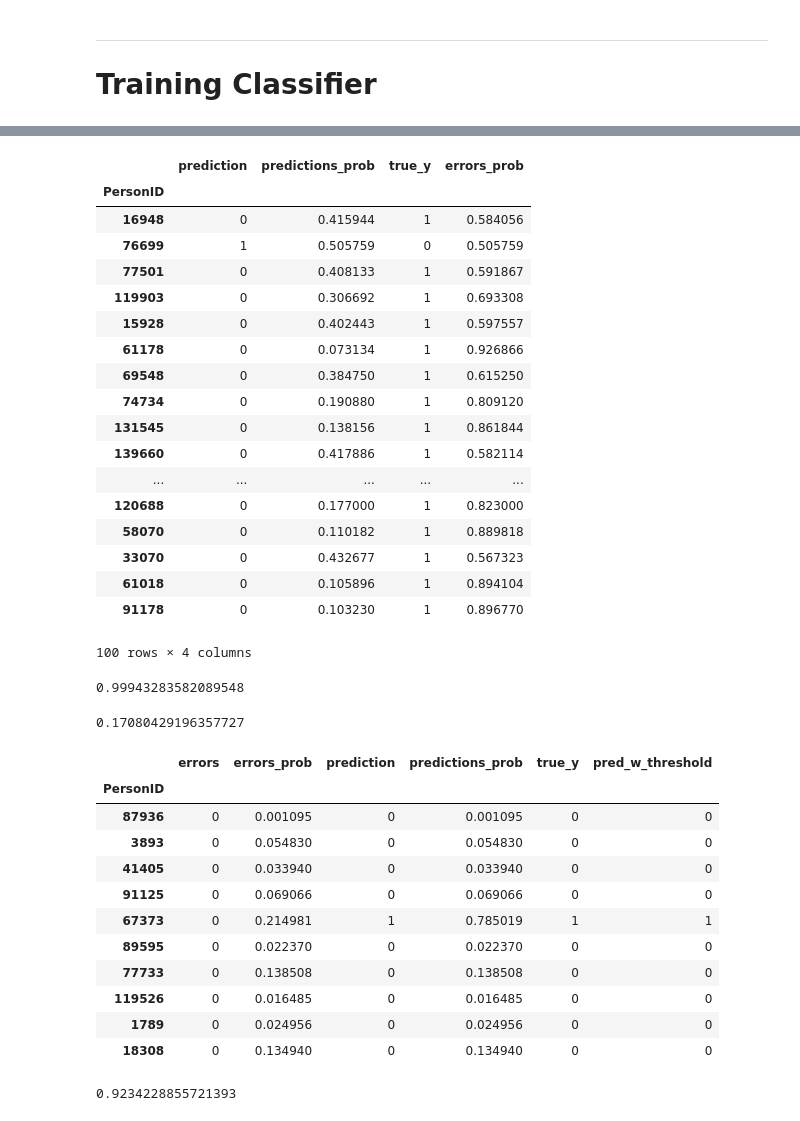
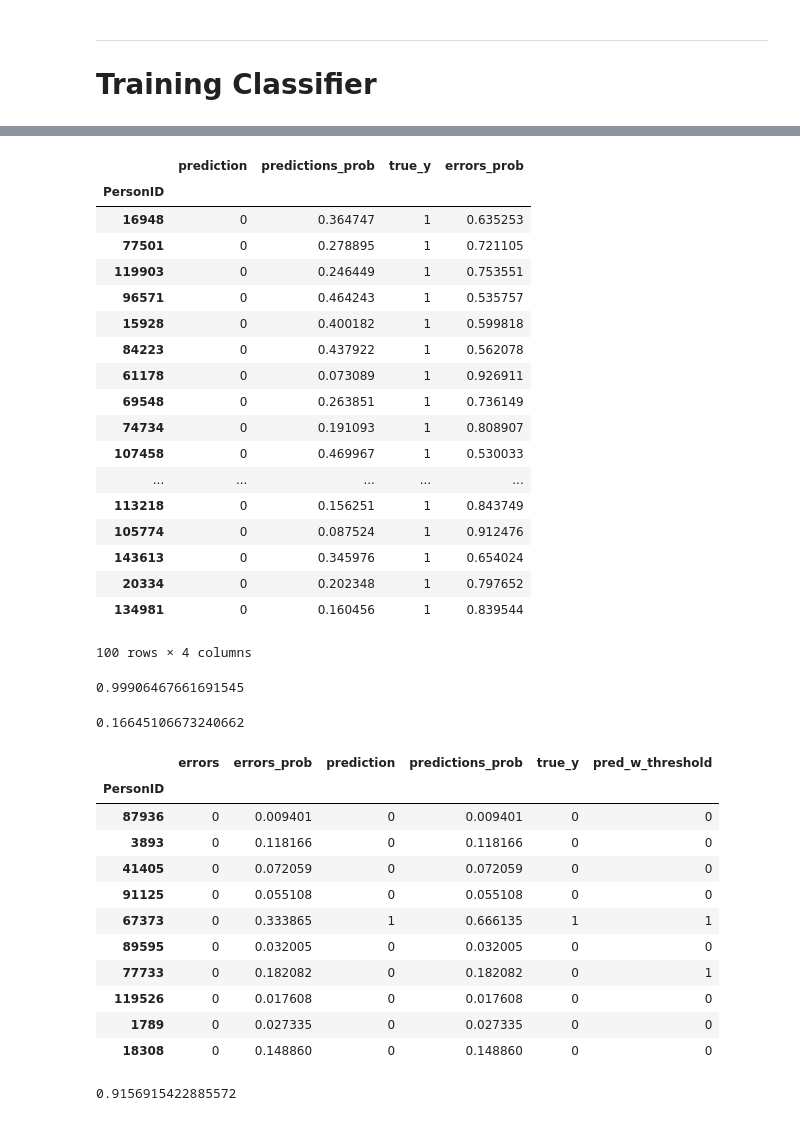
Before and after one commit to hakoenig/Machine_Learning_for_Public_Policy, a Jupyter notebook: Assignment2_ML_Pipeline/Serious_Delinquency.ipynb, the cells around one changed output, grey strips where cells are left out. Drawn from its saved outputs; the diff is of its cells as text; code cells hidden in the pictures.

```diff
--- a/Assignment2_ML_Pipeline/Serious_Delinquency.ipynb
+++ b/Assignment2_ML_Pipeline/Serious_Delinquency.ipynb
@@ -264,6 +272,8 @@ When we always predict that an individual is delinquent, we achieve an accuracy
 # %%
 # Training Random Forest with grid search
 rf_pickle_file_name = 'grid_search_rf.pkl'
+
+# Set this to True if you want to retrain model
 want_to_retrain = False
 
 if os.path.isfile(rf_pickle_file_name) and (not want_to_retrain):
@@ -272,12 +282,15 @@ if os.path.isfile(rf_pickle_file_name) and (not want_to_retrain):
 else:
     clf = RandomForestClassifier(n_estimators=40, n_jobs=-1)
 
-    # use a full grid over all parameters
+    # use the following grid
     param_grid = {"max_features": np.arange(0.1, 1, 0.1),
                   "min_samples_leaf": [1, 3, 10]}
 
     # run grid search; default k cross validation is 3
-    grid_search = GridSearchCV(clf, param_grid=param_grid)
+    # by using 'precision', we are using precision at
+    # threshold of 0.5; we might also want to use average_precision_score.
+    # that would tell us the avg precision of all the different threshold choices
+    grid_search = GridSearchCV(clf, param_grid=param_grid, scoring='precision')
 
     start = time()
     grid_search.fit(X_train, y_train)
@@ -305,39 +395,39 @@ We identified the best-performing random forest configuration through grid searc
 # %%
 # Let's take a look at our differences.
-predictions = grid_search.predict(X_train)
+predicted_vals = grid_search.predict(X_train)
 
 #What was the average vote for class 1?
 predictions_prob = grid_search.predict_proba(X_train)[:,1]
 
-errors = np.absolute(predictions - np.asarray(y_train))
+errors = np.absolute(predicted_vals - np.asarray(y_train))
 errors_prob = np.absolute(predictions_prob - np.asarray(y_train))
 
-prediction_comp = pd.DataFrame({'prediction': predictions,
+prediction_comp = pd.DataFrame({'prediction': predicted_vals,
                                 'predictions_prob': predictions_prob,
                                 'true_y': y_train,
                                 'errors': errors,
                                 'errors_prob': errors_prob})
 prediction_comp[prediction_comp.errors == 1][["prediction", "predictions_prob",
                                               "true_y", "errors_prob"]].head(100)
 # %% [output]
 |  | prediction | predictions_prob | true_y | errors_prob |
 | PersonID |  |  |  |  |
-| 16948 | 0 | 0.415944 | 1 | 0.584056 |
-| 76699 | 1 | 0.505759 | 0 | 0.505759 |
-| 77501 | 0 | 0.408133 | 1 | 0.591867 |
-| 119903 | 0 | 0.306692 | 1 | 0.693308 |
-| 15928 | 0 | 0.402443 | 1 | 0.597557 |
-| 61178 | 0 | 0.073134 | 1 | 0.926866 |
-| 69548 | 0 | 0.384750 | 1 | 0.615250 |
-| 74734 | 0 | 0.190880 | 1 | 0.809120 |
-| 131545 | 0 | 0.138156 | 1 | 0.861844 |
-| 139660 | 0 | 0.417886 | 1 | 0.582114 |
+| 16948 | 0 | 0.364747 | 1 | 0.635253 |
+| 77501 | 0 | 0.278895 | 1 | 0.721105 |
+| 119903 | 0 | 0.246449 | 1 | 0.753551 |
+| 96571 | 0 | 0.464243 | 1 | 0.535757 |
+| 15928 | 0 | 0.400182 | 1 | 0.599818 |
+| 84223 | 0 | 0.437922 | 1 | 0.562078 |
+| 61178 | 0 | 0.073089 | 1 | 0.926911 |
+| 69548 | 0 | 0.263851 | 1 | 0.736149 |
+| 74734 | 0 | 0.191093 | 1 | 0.808907 |
+| 107458 | 0 | 0.469967 | 1 | 0.530033 |
 | ... | ... | ... | ... | ... |
-| 120688 | 0 | 0.177000 | 1 | 0.823000 |
-| 58070 | 0 | 0.110182 | 1 | 0.889818 |
-| 33070 | 0 | 0.432677 | 1 | 0.567323 |
-| 61018 | 0 | 0.105896 | 1 | 0.894104 |
-| 91178 | 0 | 0.103230 | 1 | 0.896770 |
+| 113218 | 0 | 0.156251 | 1 | 0.843749 |
+| 105774 | 0 | 0.087524 | 1 | 0.912476 |
+| 143613 | 0 | 0.345976 | 1 | 0.654024 |
+| 20334 | 0 | 0.202348 | 1 | 0.797652 |
+| 134981 | 0 | 0.160456 | 1 | 0.839544 |
 100 rows × 4 columns
 # %%
 # What is the best cut-off value for our prob_a?
@@ -349,8 +439,8 @@ fitted_tree.score(prediction_comp.predictions_prob.values.reshape(-1,1), predict
 #What is the threshold for the first split?
 fitted_tree.tree_.threshold[0]
 # %% [output]
-0.99943283582089548
+0.99906467661691545
-0.17080429196357727
+0.16645106673240662
 # %%
 threshold = 0.17080429196357727
 prediction_comp["pred_w_threshold"] = prediction_comp.predictions_prob.apply(lambda x: 0 if x < threshold else 1)
@@ -358,20 +448,20 @@ prediction_comp.head(10)
 # %% [output]
 |  | errors | errors_prob | prediction | predictions_prob | true_y | pred_w_threshold |
 | PersonID |  |  |  |  |  |  |
-| 87936 | 0 | 0.001095 | 0 | 0.001095 | 0 | 0 |
-| 3893 | 0 | 0.054830 | 0 | 0.054830 | 0 | 0 |
-| 41405 | 0 | 0.033940 | 0 | 0.033940 | 0 | 0 |
-| 91125 | 0 | 0.069066 | 0 | 0.069066 | 0 | 0 |
-| 67373 | 0 | 0.214981 | 1 | 0.785019 | 1 | 1 |
-| 89595 | 0 | 0.022370 | 0 | 0.022370 | 0 | 0 |
-| 77733 | 0 | 0.138508 | 0 | 0.138508 | 0 | 0 |
-| 119526 | 0 | 0.016485 | 0 | 0.016485 | 0 | 0 |
-| 1789 | 0 | 0.024956 | 0 | 0.024956 | 0 | 0 |
-| 18308 | 0 | 0.134940 | 0 | 0.134940 | 0 | 0 |
+| 87936 | 0 | 0.009401 | 0 | 0.009401 | 0 | 0 |
+| 3893 | 0 | 0.118166 | 0 | 0.118166 | 0 | 0 |
+| 41405 | 0 | 0.072059 | 0 | 0.072059 | 0 | 0 |
+| 91125 | 0 | 0.055108 | 0 | 0.055108 | 0 | 0 |
+| 67373 | 0 | 0.333865 | 1 | 0.666135 | 1 | 1 |
+| 89595 | 0 | 0.032005 | 0 | 0.032005 | 0 | 0 |
+| 77733 | 0 | 0.182082 | 0 | 0.182082 | 0 | 1 |
+| 119526 | 0 | 0.017608 | 0 | 0.017608 | 0 | 0 |
+| 1789 | 0 | 0.027335 | 0 | 0.027335 | 0 | 0 |
+| 18308 | 0 | 0.148860 | 0 | 0.148860 | 0 | 0 |
 # %%
 len(prediction_comp[prediction_comp.true_y == prediction_comp.pred_w_threshold]) / len(prediction_comp)
 # %% [output]
-0.9234228855721393
+0.9156915422885572
 # %%
 # Can we better understand our errors?
 dec_tree = tree.DecisionTreeClassifier(max_depth=5)
```
Also changed, not shown: parts of 18 cells of this notebook, 1 other file.
